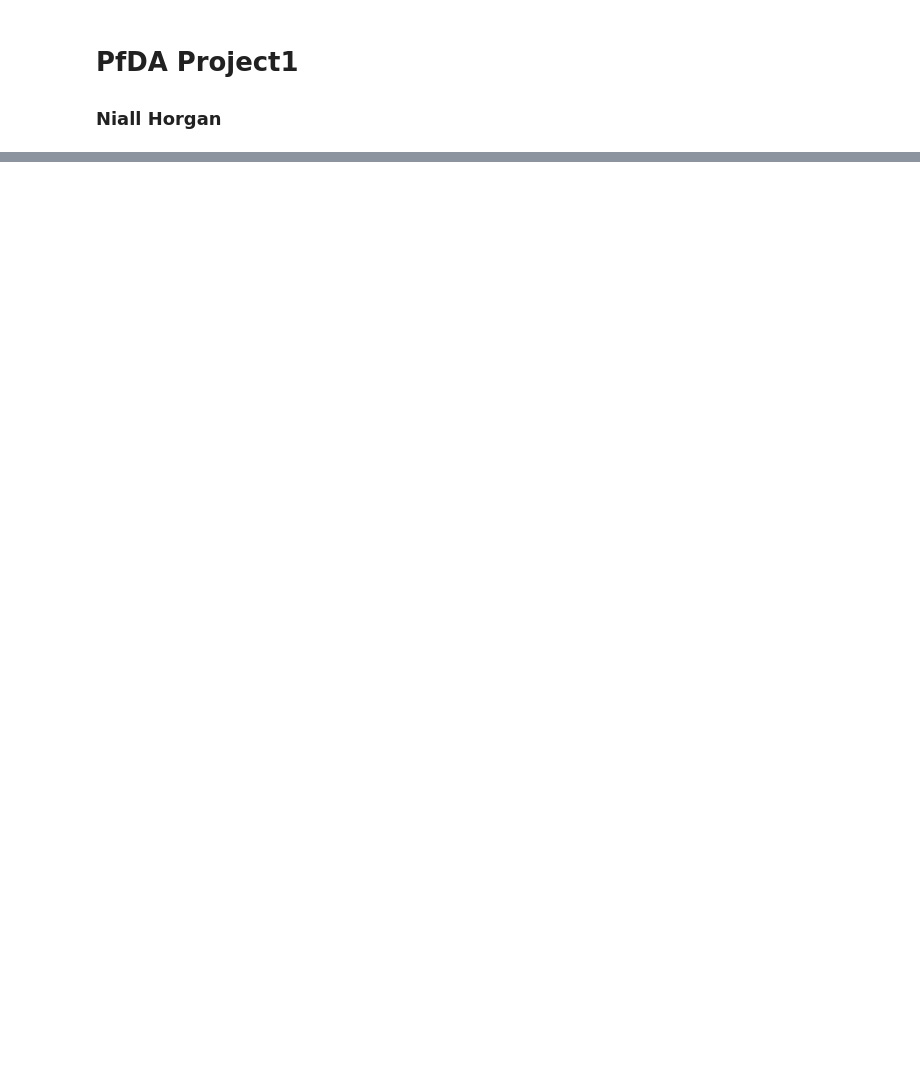
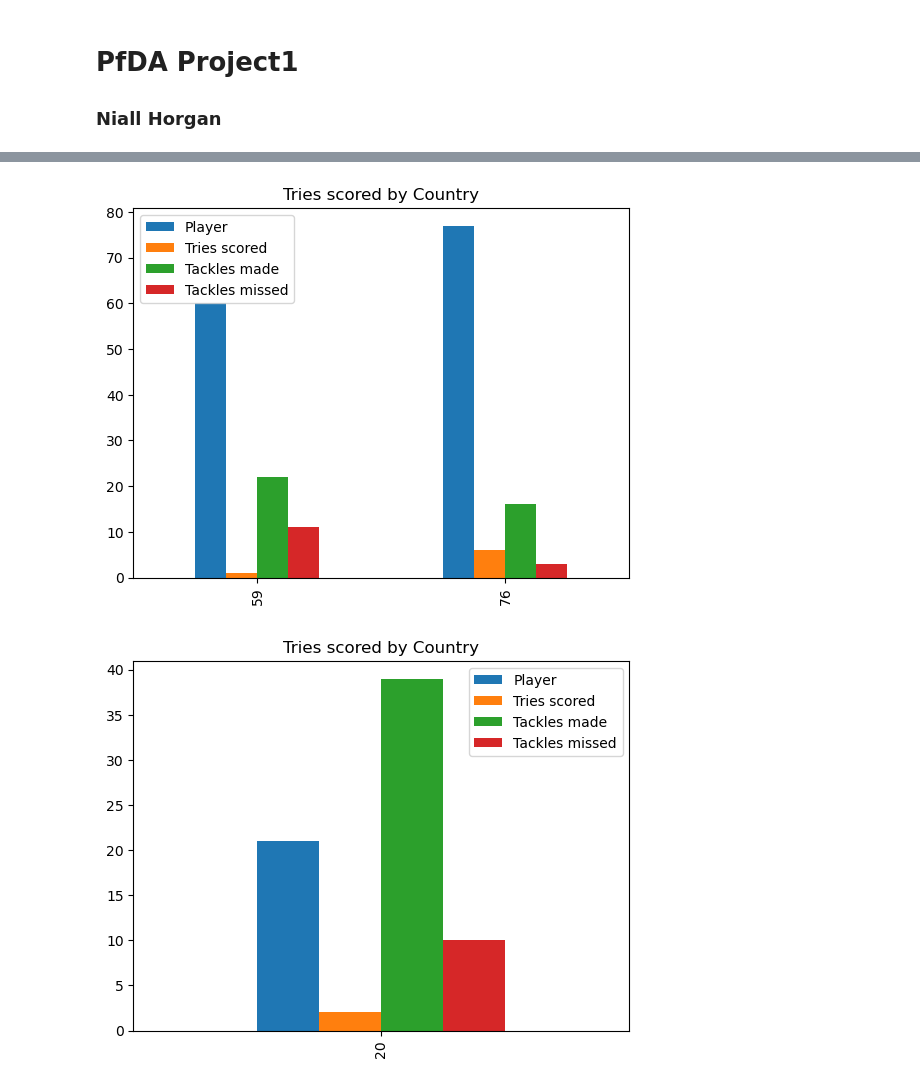
Before and after one commit to horgano/PfDA-Project-1, a Jupyter notebook: PfDA Project1.ipynb, the cells around one changed output, grey strips where cells are left out. Saved outputs shown, nothing was run; the diff lists cells and outputs as text; code cells hidden in the pictures; blank space fills up the shorter version.

```diff
--- a/PfDA Project1.ipynb
+++ b/PfDA Project1.ipynb
@@ -41,0 +118,5 @@ print (tackles_made)
+# %%
+plot = centre.groupby("Team").plot(kind='bar', title="Tries scored by Country")
+# %% [output]
+[figure, added]
+[figure, added]
```
Also changed, not shown: parts of 21 cells of this notebook.
